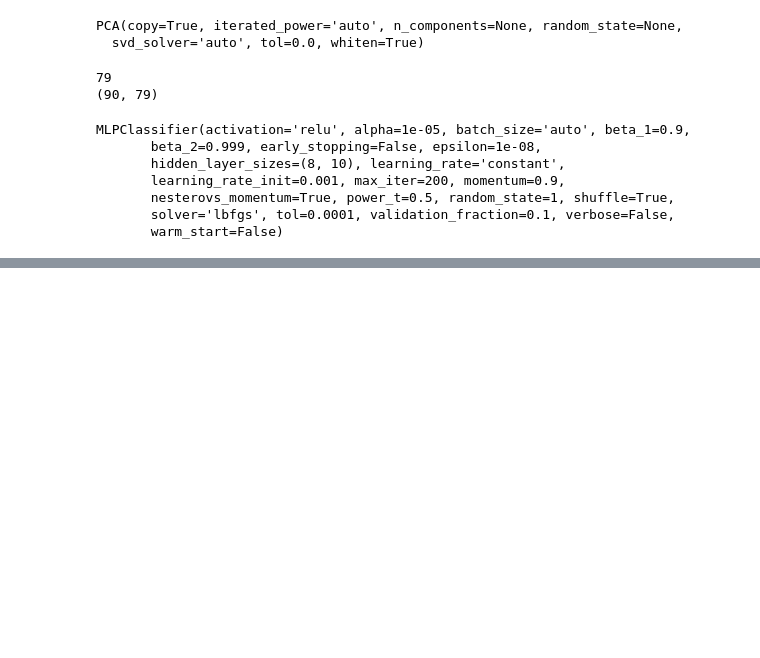
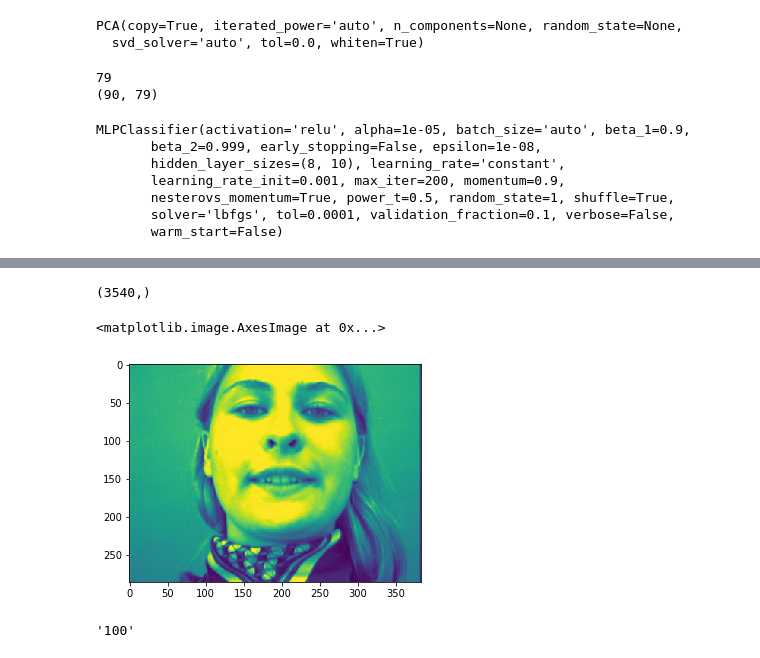
Before and after one commit to divyakraman/DataAnalyticsLab_EE4708_Competition, a Jupyter notebook: competition1.ipynb, the cells around one changed output, grey strips where cells are left out. Drawn from its saved outputs; the diff is of its cells as text; code cells hidden in the pictures; blank space fills up the shorter version.

Commit message:
test pipeline

```diff
--- a/competition1.ipynb
+++ b/competition1.ipynb
@@ -219,0 +243,2 @@ print(clf.score(test_img_pair,test_label_pair))
+# %%
+h5f = h5py.File('test.h5','r')
@@ -219,0 +249,3 @@ print(clf.score(test_img_pair,test_label_pair))
+# %%
+a = list(h5f.keys())
+len(a)
@@ -219,0 +368,4 @@ print(clf.score(test_img_pair,test_label_pair))
+# %%
+pred.shape
+# %% [output]
+(3540,)
@@ -219,0 +378,12 @@ print(clf.score(test_img_pair,test_label_pair))
+# %%
+test_data=h5f[a[22]]
+test_data=np.array(test_data)
+# %%
+plt.imshow(test_data)
+# %% [output]
+<matplotlib.image.AxesImage at 0x...>
+[figure, added]
+# %%
+a
+# %% [output]
+'100'
```
Also changed, not shown: parts of 22 cells of this notebook.
